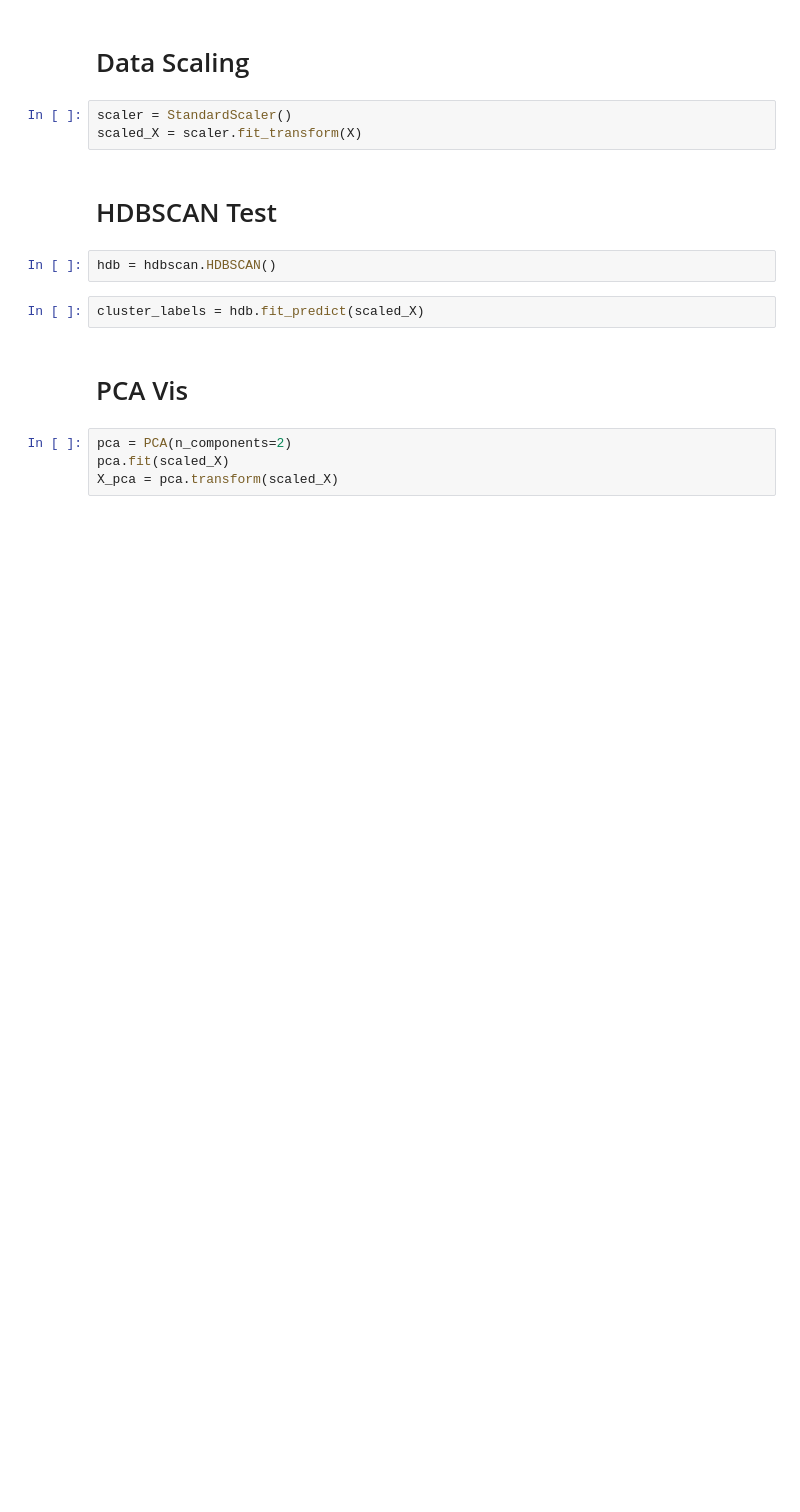
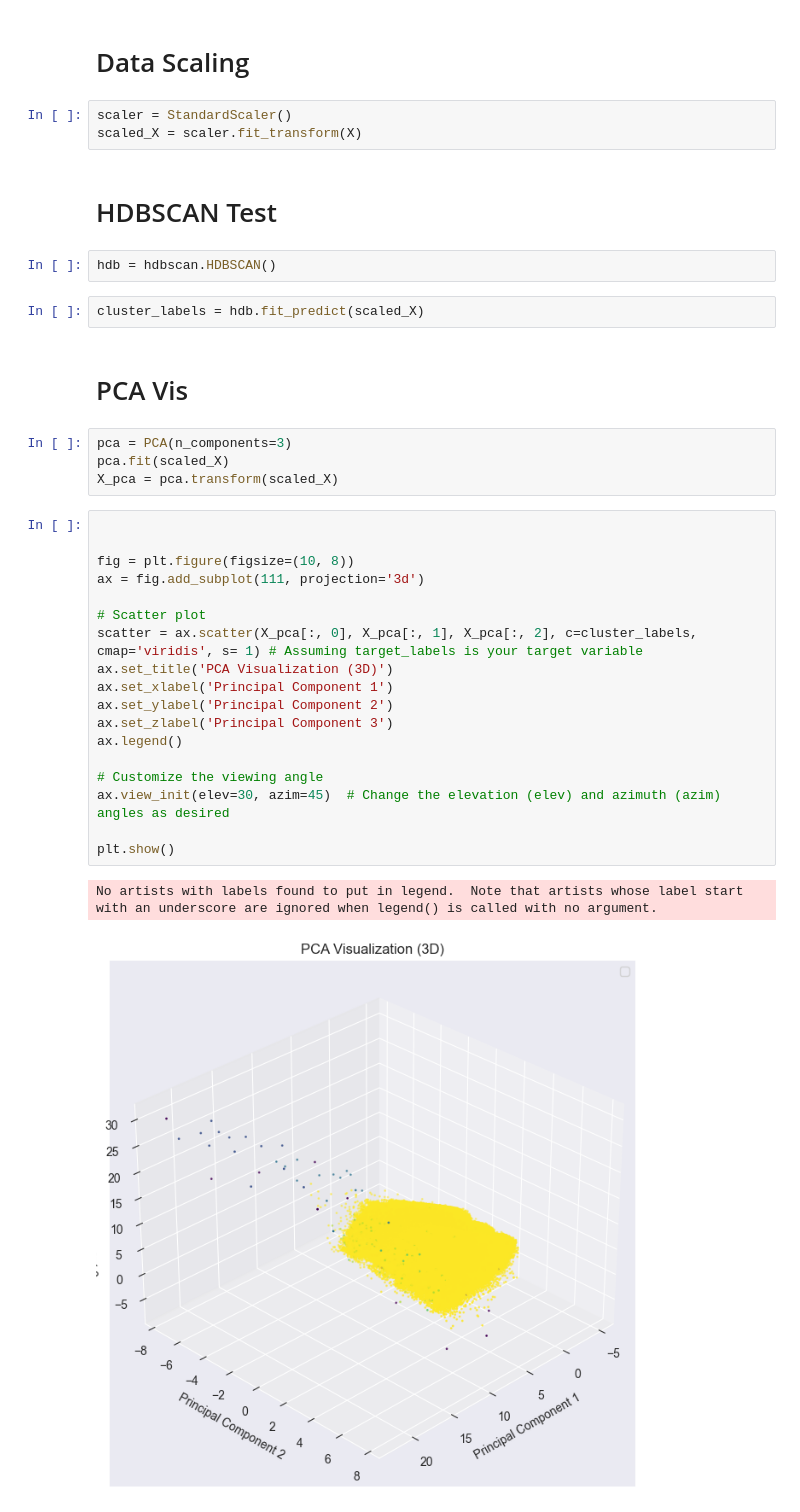
Before and after one commit to FRYEL/Credit_Risk, a Jupyter notebook: Notebooks/HDBSCAN_testing.ipynb, the cells around one changed output. Drawn from its saved outputs; the diff is of its cells as text; blank space fills up the shorter version.

```diff
--- a/Notebooks/HDBSCAN_testing.ipynb
+++ b/Notebooks/HDBSCAN_testing.ipynb
@@ -24,6 +25,27 @@ cluster_labels = hdb.fit_predict(scaled_X)
 # %% [markdown]
 # PCA Vis
 # %%
-pca = PCA(n_components=2)
+pca = PCA(n_components=3)
 pca.fit(scaled_X)
 X_pca = pca.transform(scaled_X)
+# %%
+
+
+fig = plt.figure(figsize=(10, 8))
+ax = fig.add_subplot(111, projection='3d')
+
+# Scatter plot
+scatter = ax.scatter(X_pca[:, 0], X_pca[:, 1], X_pca[:, 2], c=cluster_labels, cmap='viridis', s= 1) # Assuming target_labels is your target variable
+ax.set_title('PCA Visualization (3D)')
+ax.set_xlabel('Principal Component 1')
+ax.set_ylabel('Principal Component 2')
+ax.set_zlabel('Principal Component 3')
+ax.legend()
+
+# Customize the viewing angle
+ax.view_init(elev=30, azim=45)  # Change the elevation (elev) and azimuth (azim) angles as desired
+
+plt.show()
+# %% [output]
+No artists with labels found to put in legend.  Note that artists whose label start with an underscore are ignored when legend() is called with no argument.
+[figure, added]
```
Also changed, not shown: parts of 4 cells of this notebook, 1 other file.
